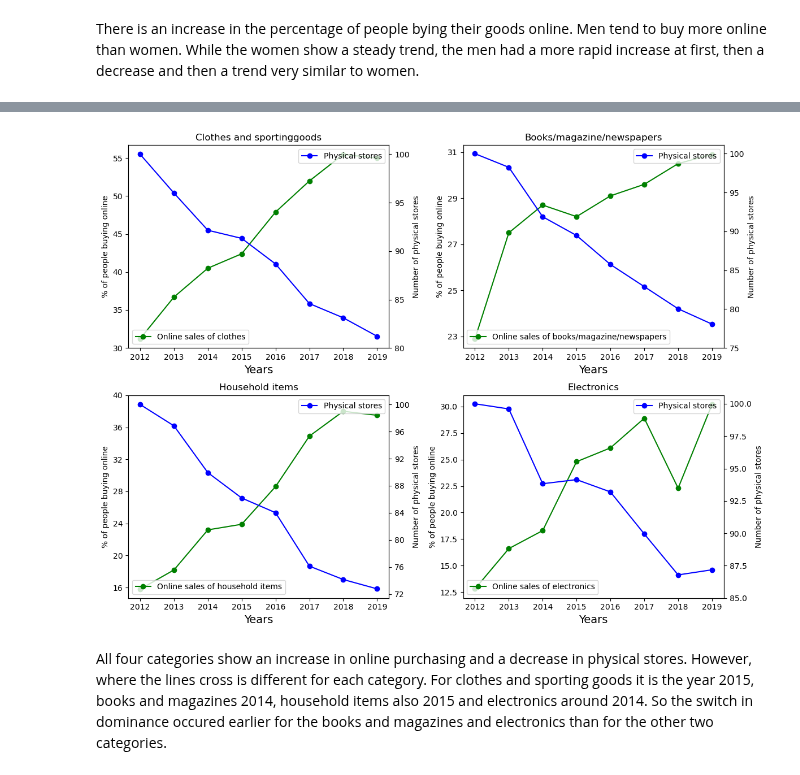
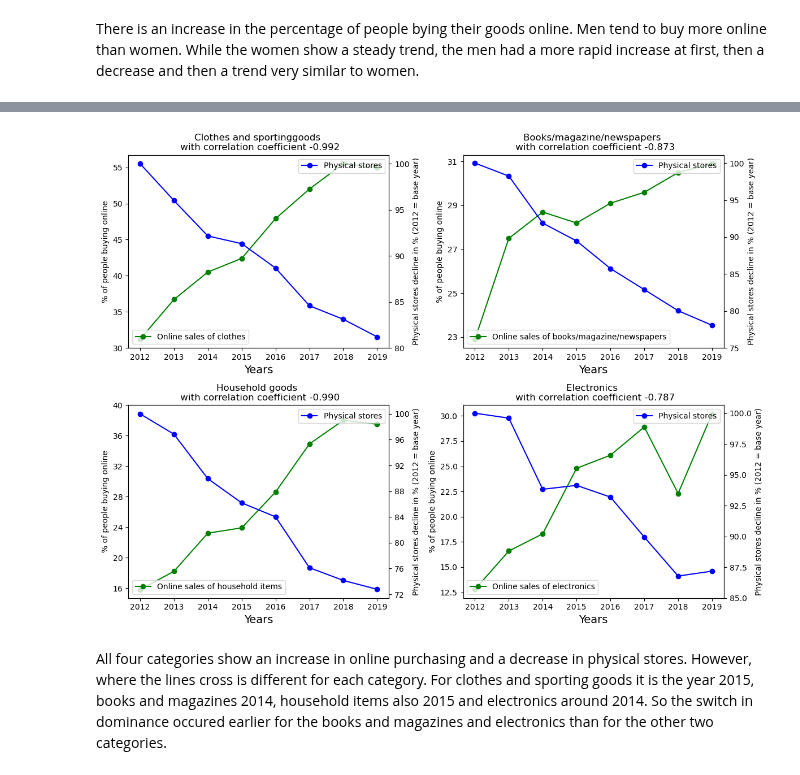
Before and after one commit to Lmolkenboer/TIL6022-project, a Jupyter notebook: project_template_new_2.ipynb, the cells around one changed output, grey strips where cells are left out. Cells and saved outputs as stored; diff of their text form; code cells hidden in the pictures.

```diff
--- a/project_template_new_2.ipynb
+++ b/project_template_new_2.ipynb
@@ -175,14 +181,15 @@ y00.a = y00 / y00[0] * 100
 line1 = ax.plot(x, y01, marker="o", label = 'Online sales of clothes', color = 'g')
 ax.set_xlabel('Years',fontsize=14)
 ax.set_ylabel('% of people buying online',fontsize=10)
-ax.set_title('Clothes and sportinggoods')
+corr_coef = stats.pearsonr(y01, y00.a)[0]
+ax.set_title(f"Clothes and sportinggoods \n with correlation coefficient %.3f" % corr_coef)
 ax.legend(loc = 'lower left')
 
 ax2=ax.twinx()
 # make a plot with different y-axis using second axis object
 line2 = ax2.plot(x,y00.a,marker="o", label = 'Physical stores', color = 'b')
 ax2.set_yticks(np.arange(79.999,100.001, step=5))
-ax2.set_ylabel("Number of physical stores",fontsize=10)
+ax2.set_ylabel("Physical stores decline in % (2012 = base year)",fontsize=10)
 
 ax2.legend()
 
@@ -197,13 +204,14 @@ line1 = ax.plot(x, y11, marker="o", label = 'Online sales of books/magazine/news
 ax.set_xlabel('Years',fontsize=14)
 ax.set_ylabel('% of people buying online',fontsize=10)
 ax.set_yticks(np.arange(23,31.001, step=2))
-ax.set_title('Books/magazine/newspapers')
+corr_coef = stats.pearsonr(y11, y10.a)[0]
+ax.set_title(f"Books/magazine/newspapers \n with correlation coefficient %.3f" % corr_coef)
 ax.legend(loc = 'lower left')
 
 ax2=ax.twinx()
 # make a plot with different y-axis using second axis object
 line2 = ax2.plot(x,y10.a,marker="o", label = 'Physical stores', color = 'b')
-ax2.set_ylabel("Number of physical stores",fontsize=10)
+ax2.set_ylabel("Physical stores decline in % (2012 = base year)",fontsize=10)
 ax2.set_yticks(np.arange(74.999,100.001, step=5))
 
 ax2.legend()
@@ -218,44 +226,49 @@ y20.a = y20 / y20[0] * 100
 line1 = ax.plot(x, y21, marker="o", label = 'Online sales of electronics', color = 'g')
 ax.set_xlabel('Years',fontsize=14)
 ax.set_ylabel('% of people buying online',fontsize=10)
-ax.set_title('Electronics')
+
+
+corr_coef = stats.pearsonr(y21, y20.a)[0]
+ax.set_title(f"Electronics \n with correlation coefficient %.3f" % corr_coef)
 ax.legend(loc = 'lower left')
 
 ax2=ax.twinx()
 # make a plot with different y-axis using second axis object
 line2 = ax2.plot(x,y20.a,marker="o", label = 'Physical stores', color = 'b')
 ax2.set_yticks(np.arange(84.999,100.001, step=2.5))
-ax2.set_ylabel("Number of physical stores",fontsize=10)
+ax2.set_ylabel("Physical stores decline in % (2012 = base year)",fontsize=10)
 
 ax2.legend()
 
 ######################Household goods graph#######################
 
 ax = fig.add_subplot(gs[1,0])
 y30 = phys_stores['4. Huishoudelijke goederen en apparaten']
 y31 = shopping_online['Huishoudelijke goederen en apparaten']
 y30.a = y30 / y30[0] * 100
 
 line1 = ax.plot(x, y31, marker="o", label = 'Online sales of household items', color = 'g')
 ax.set_xlabel('Years',fontsize=14)
 ax.set_ylabel('% of people buying online',fontsize=10)
 ax.set_yticks(np.arange(15.999,40.001, step=4))
-ax.set_title('Household items')
+
+corr_coef = stats.pearsonr(y31, y30.a)[0]
+ax.set_title(f"Household goods \n with correlation coefficient %.3f" % corr_coef)
 ax.legend(loc = 'lower left')
 
 ax2=ax.twinx()
 # make a plot with different y-axis using second axis object
 line2 = ax2.plot(x,y30.a,marker="o", label = 'Physical stores', color = 'b')
 ax2.set_yticks(np.arange(71.999,100.001, step=4))
-ax2.set_ylabel("Number of physical stores",fontsize=10)
+ax2.set_ylabel("Physical stores decline in % (2012 = base year)",fontsize=10)
 
 ax2.legend()
 
 ##########################################################################
 plt.tight_layout()
 plt.show()
 # %% [output]
-[figure, old version]
+[figure, new version]
 # %% [markdown]
 All four categories show an increase in online purchasing and a decrease in physical stores. However, where the lines cross is different for each category. For clothes and sporting goods it is the year 2015, books and magazines 2014, household items also 2015 and electronics around 2014. So the switch in dominance occured earlier for the books and magazines and electronics than for the other two categories.
 # %%
```
Also changed, not shown: parts of 5 cells of this notebook.
